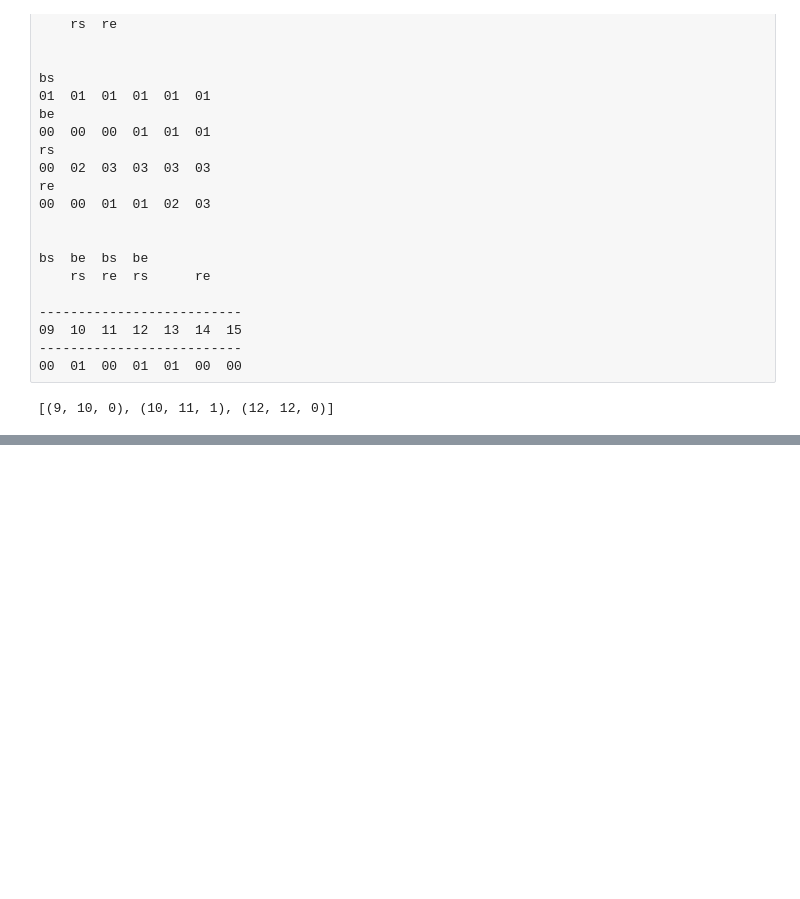
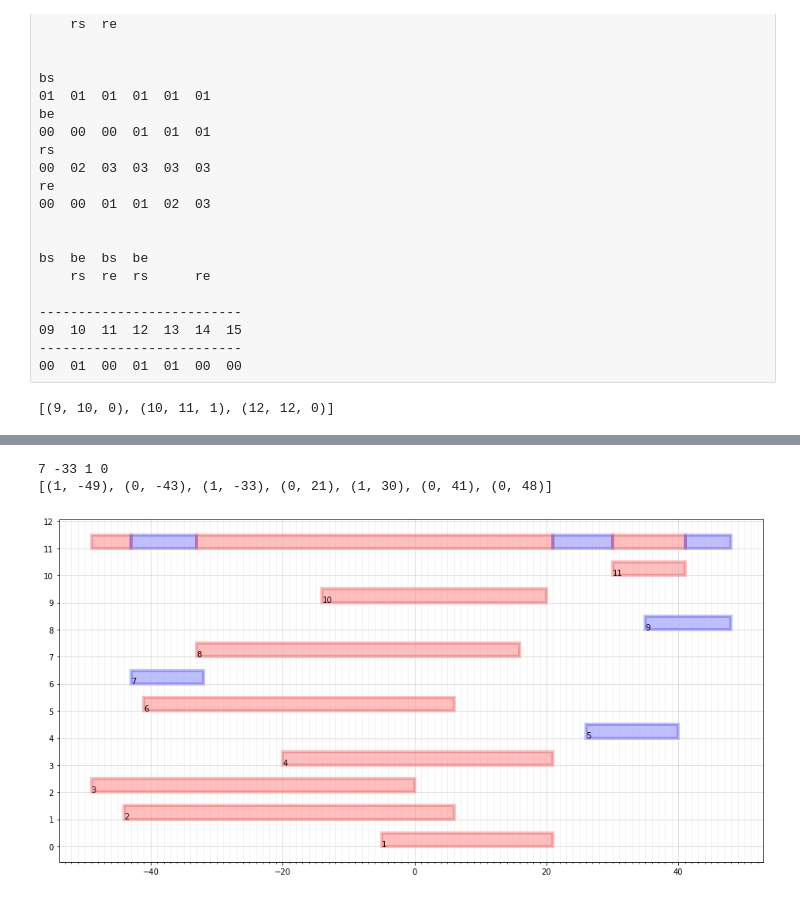
Before and after one commit to nickjhughes/advent, a Jupyter notebook: 2021/22.ipynb, the cells around one changed output, grey strips where cells are left out. Cells and saved outputs as stored; diff of their text form; code cells hidden in the pictures; blank space fills up the shorter version.

```diff
--- a/2021/22.ipynb
+++ b/2021/22.ipynb
@@ -680,0 +728,68 @@ print(supersets)
+# %%
+endpoints = []
+for state, x, i in steps:
+    endpoints.append((state, x[0], i, 'start'))
+    endpoints.append((state, x[1], i, 'end'))
+endpoints.sort(key=lambda v: (v[1], 0 if v[3] == 'start' else 1))
+# %%
+current_state = 0
+current_index = -1
+current_ranges = {}
+new_endpoints = []
+for state, x, i, end in endpoints:
+    if end == 'start':
+        current_ranges[i] = state
+        if i > current_index:
+            if i == 7:
+                print(i, x, state, current_state)
+            current_index = i
+            if current_state != state:
+                new_endpoints.append((state, x))
+            current_state = state
+    elif end == 'end':
+        del current_ranges[i]
+        next_range = sorted(current_ranges.items(), key=lambda item: item[0])
+        if next_range:
+            if current_state != next_range[-1][1]:
+                new_endpoints.append((next_range[-1][1], x + 1))
+            current_index, current_state = next_range[-1]
+        else:
+            current_index = -1
+            current_state = 0
+            new_endpoints.append((current_state, x + 1))
+print(new_endpoints)
+# %% [output]
+7 -33 1 0
+[(1, -49), (0, -43), (1, -33), (0, 21), (1, 30), (0, 41), (0, 48)]
+# %%
+ax = plt.figure(figsize=(16, 8)).add_subplot(111)
+
+max_y = 0
+for state, x, i in steps:
+    y = [i, i + 0.5]
+    max_y = y[0]
+    ax.add_patch(Rectangle(
+        (x[0], y[0]), x[1] - x[0] + 1, y[1] - y[0],
+        color='red' if state == 1 else 'blue',
+        alpha=0.25,
+        linewidth=4
+    ))
+    ax.text(x[0], y[0], str(i+1))
+
+y = [max_y + 1, max_y + 1.5]
+for i, endpoint in enumerate(new_endpoints[:-1]):
+    x = [new_endpoints[i][1], new_endpoints[i+1][1]]
+    ax.add_patch(Rectangle(
+        (x[0], y[0]), x[1] - x[0], y[1] - y[0],
+        color='red' if endpoint[0] == 1 else 'blue',
+        alpha=0.25,
+        linewidth=4
+    ))
+
+ax.grid(which='major', alpha=0.5)
+ax.grid(which='minor', alpha=0.2)
+ax.set_xticks(np.arange(-100, 100), minor=True)
+ax.set_yticks(np.arange(-100, 100))
+ax.plot([10, 10], [10, 10]);
+# %% [output]
+[figure, added]
```
Also changed, not shown: parts of 3 cells of this notebook.
